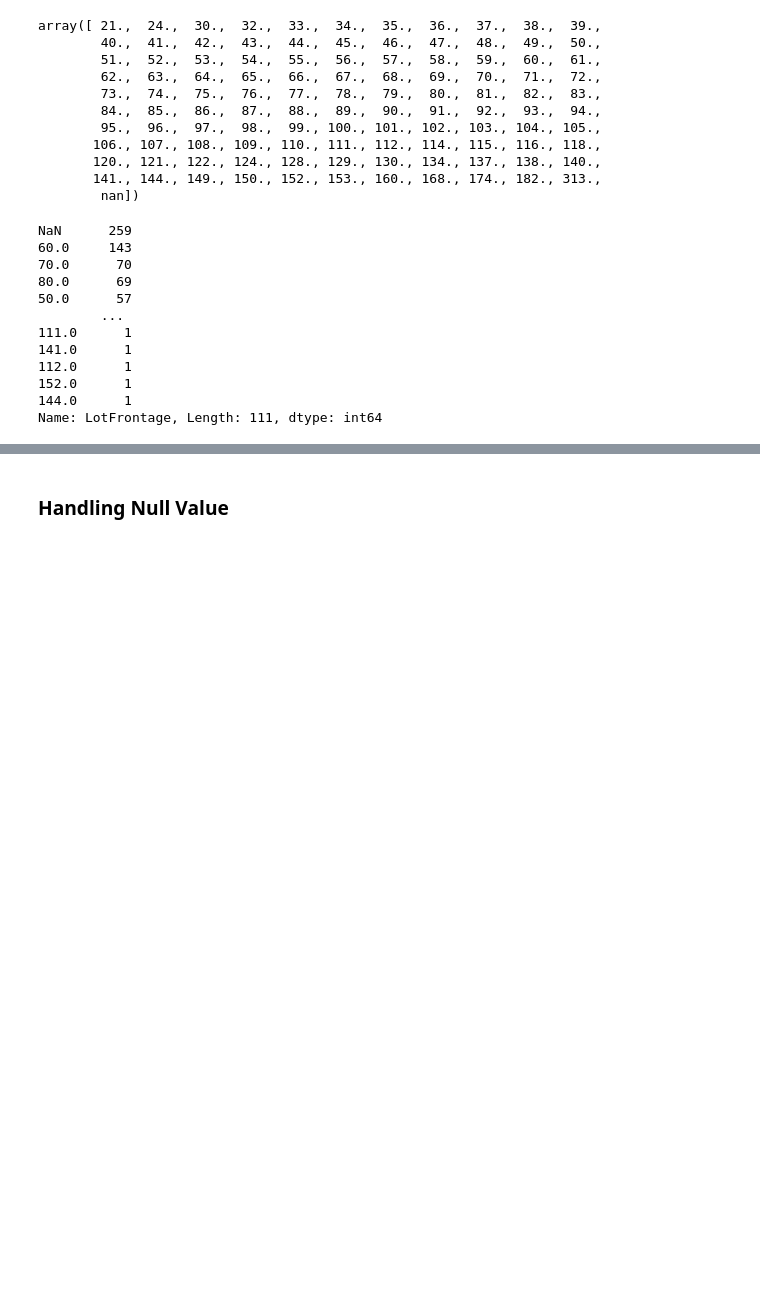
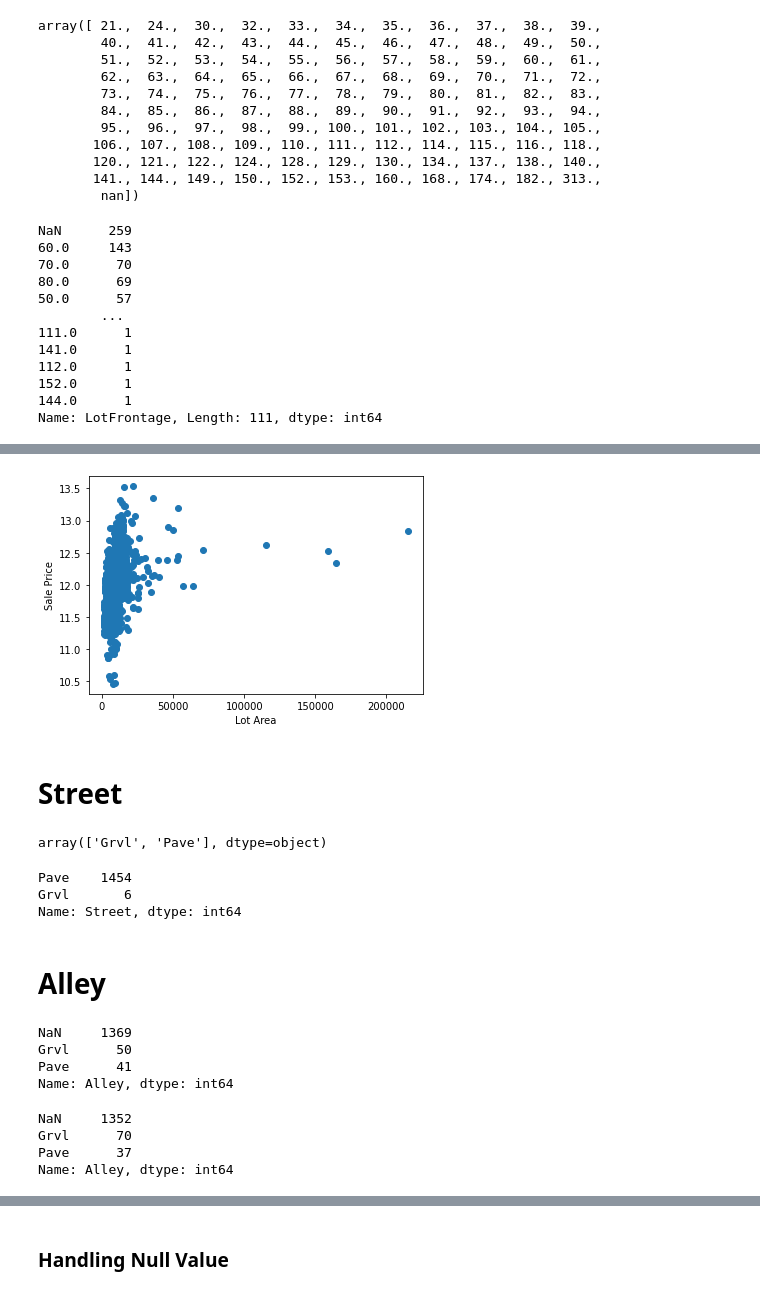
Before and after one commit to houseofai/kaggle-boston-housing-prices, a Jupyter notebook: Boston Housing Prices.ipynb, the cells around one changed output, grey strips where cells are left out. Drawn from its saved outputs; the diff is of its cells as text; code cells hidden in the pictures; blank space fills up the shorter version.

```diff
--- a/Boston Housing Prices.ipynb
+++ b/Boston Housing Prices.ipynb
@@ -281,0 +322,3 @@ plt.show()
+# %%
+train.LotFrontage.fillna(0, inplace=True)
+test.LotFrontage.fillna(0, inplace=True)
@@ -281,0 +348,7 @@ plt.show()
+# %%
+plt.scatter(x=train['LotArea'], y=np.log(train.SalePrice))
+plt.ylabel('Sale Price')
+plt.xlabel('Lot Area')
+plt.show()
+# %% [output]
+[figure, added]
@@ -281,0 +357,12 @@ plt.show()
+# %% [markdown]
+# Street
+# %%
+np.sort(train.Street.unique())
+# %% [output]
+array(['Grvl', 'Pave'], dtype=object)
+# %%
+train.Street.value_counts(sort=True, dropna=False)
+# %% [output]
+Pave    1454
+Grvl       6
+Name: Street, dtype: int64
@@ -281,0 +378,16 @@ plt.show()
+# %% [markdown]
+# Alley
+# %%
+train.Alley.value_counts(sort=True, dropna=False)
+# %% [output]
+NaN     1369
+Grvl      50
+Pave      41
+Name: Alley, dtype: int64
+# %%
+test.Alley.value_counts(sort=True, dropna=False)
+# %% [output]
+NaN     1352
+Grvl      70
+Pave      37
+Name: Alley, dtype: int64
```
Also changed, not shown: parts of 148 cells of this notebook, 1 other file.
